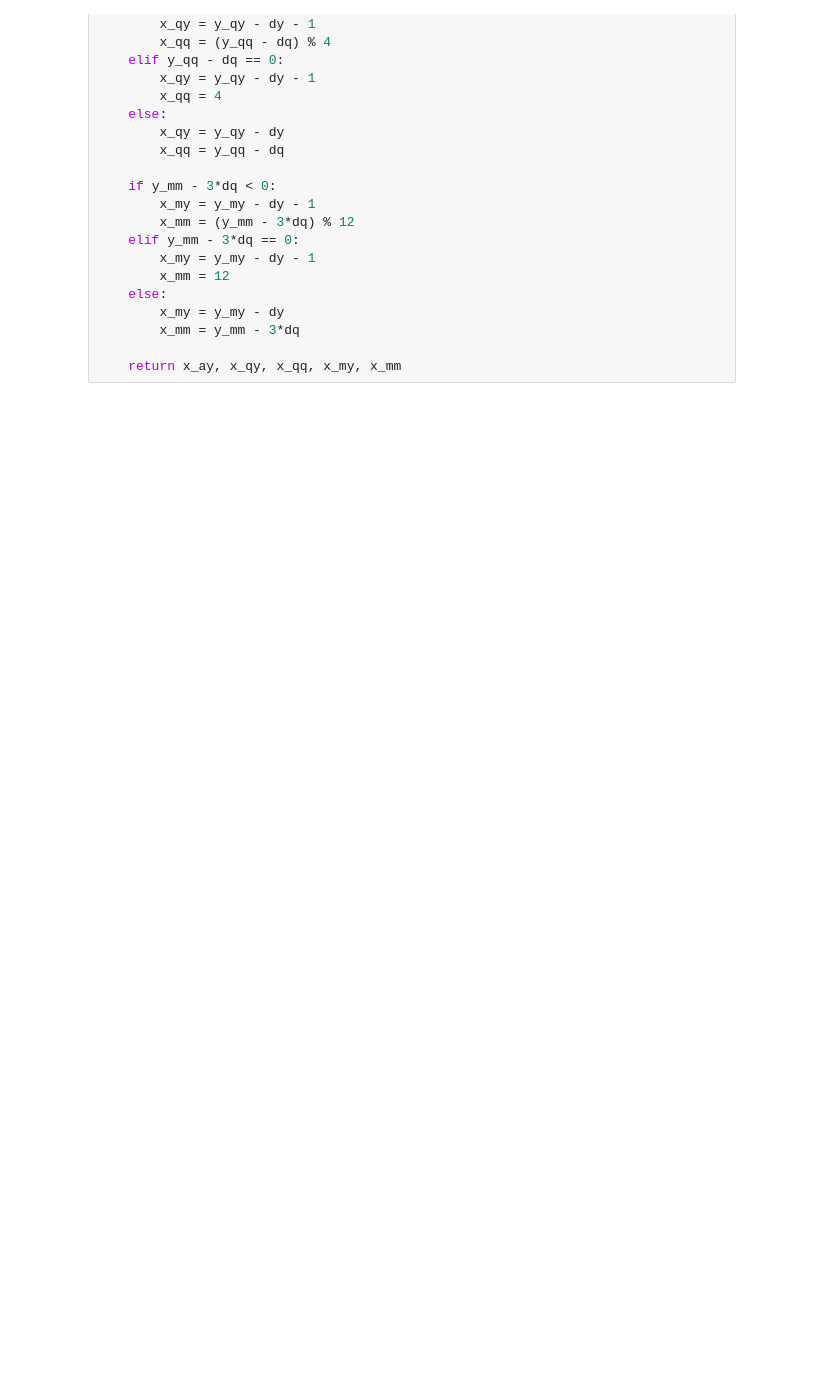
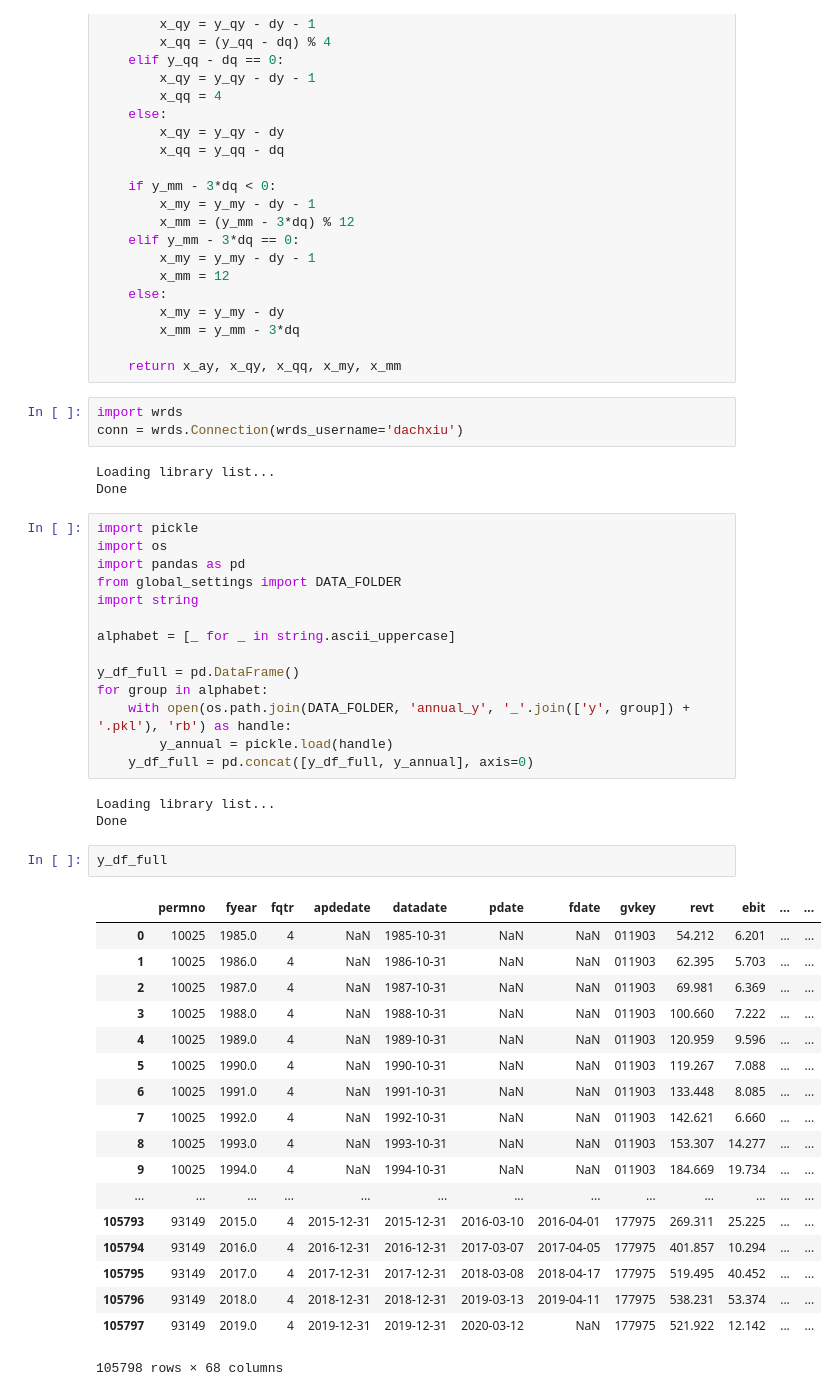
Before and after one commit to Alan-Yanlong-Guo/ml_val, a Jupyter notebook: runn.ipynb, the cells around one changed output. Cells and saved outputs as stored; diff of their text form; blank space fills up the shorter version.

```diff
--- a/runn.ipynb
+++ b/runn.ipynb
@@ -71,3 +71,47 @@ def horizon(y_ay, y_qy, y_qq, y_my, y_mm, dy, dq):
         x_mm = y_mm - 3*dq
 
     return x_ay, x_qy, x_qq, x_my, x_mm
+# %%
+import wrds
+conn = wrds.Connection(wrds_username='dachxiu')
+# %% [output]
+Loading library list...
+Done
+# %%
+import pickle
+import os
+import pandas as pd
+from global_settings import DATA_FOLDER
+import string
+
+alphabet = [_ for _ in string.ascii_uppercase]
+
+y_df_full = pd.DataFrame()
+for group in alphabet:
+    with open(os.path.join(DATA_FOLDER, 'annual_y', '_'.join(['y', group]) + '.pkl'), 'rb') as handle:
+        y_annual = pickle.load(handle)
+    y_df_full = pd.concat([y_df_full, y_annual], axis=0)
+# %% [output]
+Loading library list...
+Done
+# %%
+y_df_full
+# %% [output]
+|  | permno | fyear | fqtr | apdedate | datadate | pdate | fdate | gvkey | revt | ebit | ... | ... |
+| 0 | 10025 | 1985.0 | 4 | NaN | 1985-10-31 | NaN | NaN | 011903 | 54.212 | 6.201 | ... | ... |
+| 1 | 10025 | 1986.0 | 4 | NaN | 1986-10-31 | NaN | NaN | 011903 | 62.395 | 5.703 | ... | ... |
+| 2 | 10025 | 1987.0 | 4 | NaN | 1987-10-31 | NaN | NaN | 011903 | 69.981 | 6.369 | ... | ... |
+| 3 | 10025 | 1988.0 | 4 | NaN | 1988-10-31 | NaN | NaN | 011903 | 100.660 | 7.222 | ... | ... |
+| 4 | 10025 | 1989.0 | 4 | NaN | 1989-10-31 | NaN | NaN | 011903 | 120.959 | 9.596 | ... | ... |
+| 5 | 10025 | 1990.0 | 4 | NaN | 1990-10-31 | NaN | NaN | 011903 | 119.267 | 7.088 | ... | ... |
+| 6 | 10025 | 1991.0 | 4 | NaN | 1991-10-31 | NaN | NaN | 011903 | 133.448 | 8.085 | ... | ... |
+| 7 | 10025 | 1992.0 | 4 | NaN | 1992-10-31 | NaN | NaN | 011903 | 142.621 | 6.660 | ... | ... |
+| 8 | 10025 | 1993.0 | 4 | NaN | 1993-10-31 | NaN | NaN | 011903 | 153.307 | 14.277 | ... | ... |
+| 9 | 10025 | 1994.0 | 4 | NaN | 1994-10-31 | NaN | NaN | 011903 | 184.669 | 19.734 | ... | ... |
+| ... | ... | ... | ... | ... | ... | ... | ... | ... | ... | ... | ... | ... |
+| 105793 | 93149 | 2015.0 | 4 | 2015-12-31 | 2015-12-31 | 2016-03-10 | 2016-04-01 | 177975 | 269.311 | 25.225 | ... | ... |
+| 105794 | 93149 | 2016.0 | 4 | 2016-12-31 | 2016-12-31 | 2017-03-07 | 2017-04-05 | 177975 | 401.857 | 10.294 | ... | ... |
+| 105795 | 93149 | 2017.0 | 4 | 2017-12-31 | 2017-12-31 | 2018-03-08 | 2018-04-17 | 177975 | 519.495 | 40.452 | ... | ... |
+| 105796 | 93149 | 2018.0 | 4 | 2018-12-31 | 2018-12-31 | 2019-03-13 | 2019-04-11 | 177975 | 538.231 | 53.374 | ... | ... |
+| 105797 | 93149 | 2019.0 | 4 | 2019-12-31 | 2019-12-31 | 2020-03-12 | NaN | 177975 | 521.922 | 12.142 | ... | ... |
+105798 rows × 68 columns
```
Also changed, not shown: parts of 4 cells of this notebook, 1 other file.
